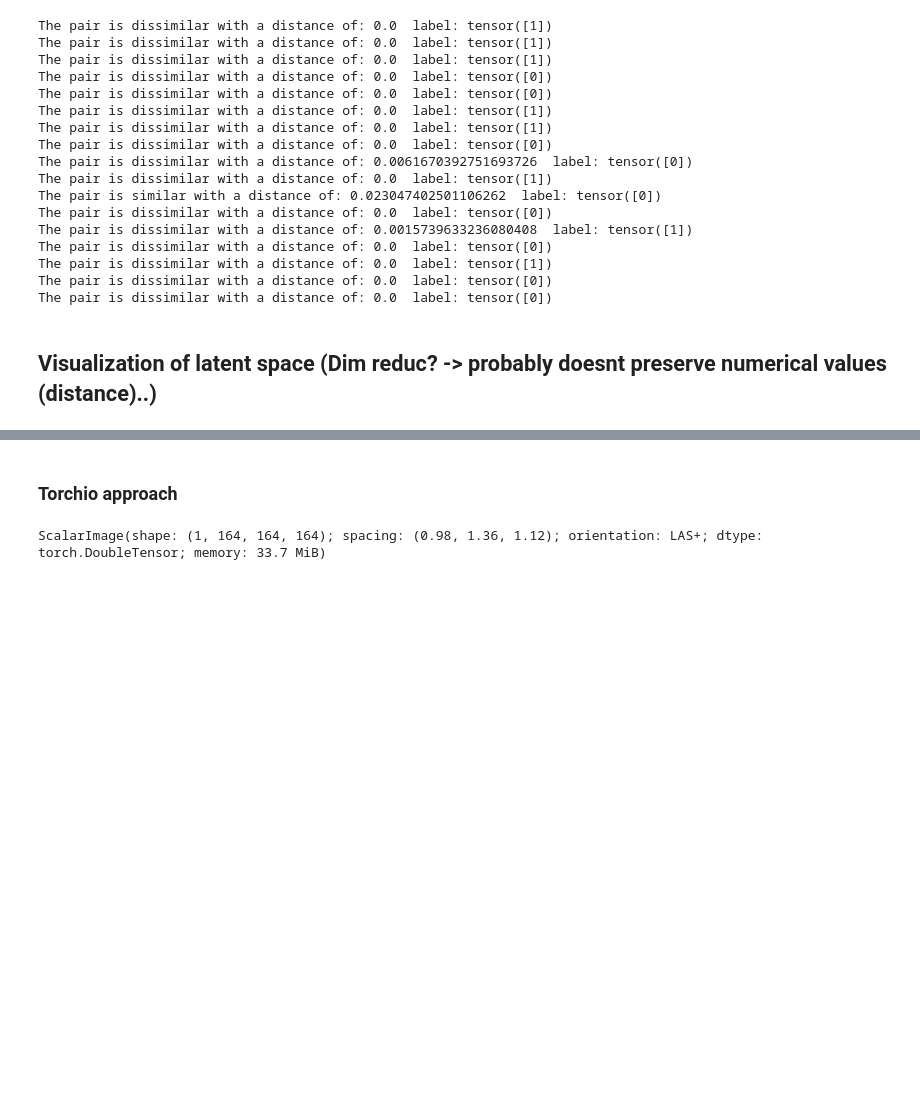
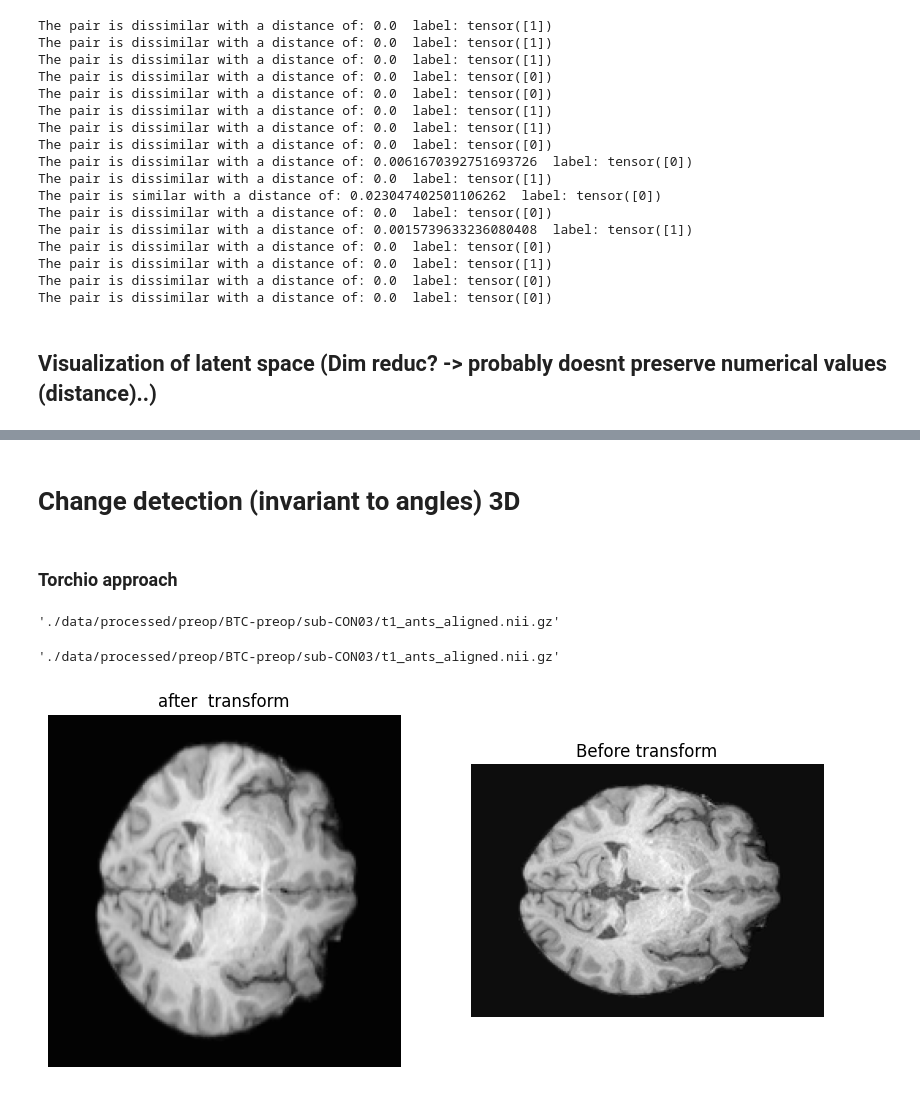
Before and after one commit to adiljahouh/Thesis-Change-Detection-in-MRI, a Jupyter notebook: Siamese.ipynb, the cells around one changed output, grey strips where cells are left out. Drawn from its saved outputs; the diff is of its cells as text; code cells hidden in the pictures; blank space fills up the shorter version.

Commit message:
fix train model for 3d data

```diff
--- a/Siamese.ipynb
+++ b/Siamese.ipynb
@@ -903,7 +851,8 @@ T1_data = niftiSets('./data/processed/preop/BTC-preop', id=['t1_ants_aligned.nii
+# %% [markdown]
+# Change detection (invariant to angles) 3D
 # %% [markdown]
 ### Torchio approach
 # %%
-import torchio as tio
 def create_subject_pairs(root, id):
     data = []
     for root, dirs, files in os.walk(root):
@@ -941,15 +890,45 @@ def create_subject_pairs(root, id):
                     except FileNotFoundError:
                         print(f"Matching subject (pre and post) not found for {os.path.join(root, filename)}")
     return data
-subjects_list = create_subject_pairs(root= './data/processed/preop/BTC-preop', id=['t1_ants_aligned.nii.gz'])
-transforms = [
-    # tio.RescaleIntensity(out_min_max=(0, 1)),
-    tio.Resize((164, 164, 164)),
-]
-transform = tio.Compose(transforms)
-subjects_dataset = tio.SubjectsDataset(subjects_list, transform=transform)
-subject = subjects_dataset[1]
-subject.t2
 # %% [output]
-ScalarImage(shape: (1, 164, 164, 164); spacing: (0.98, 1.36, 1.12); orientation: LAS+; dtype: torch.DoubleTensor; memory: 33.7 MiB)
+'./data/processed/preop/BTC-preop/sub-CON03/t1_ants_aligned.nii.gz'
+# %%
+subjects_list = create_subject_pairs(root= './data/processed/preop/BTC-preop', id=['t1_ants_aligned.nii.gz'])
+transforms = [
+    # tio.RescaleIntensity(out_min_max=(0, 1)),
+    tio.Resize((164, 164, 164)),
+]
+transform = tio.Compose(transforms)
+subjects_dataset = tio.SubjectsDataset(subjects_list, transform=transform)
+test_subject = subjects_dataset[1]
+test_subject.path
+# %% [output]
+'./data/processed/preop/BTC-preop/sub-CON03/t1_ants_aligned.nii.gz'
+# %%
+# Convert the TorchIO image to a numpy array and remove the channel dimension
+t1_numpy = test_subject.t1.data.squeeze().numpy()
+t1_numpy_orig = nib.load(test_subject.path).get_fdata()
+
+resized_slice_index = int(test_subject.t1.spatial_shape[0] * (80 / t1_numpy_orig.shape[2]))
+
+# Plot the original and T2 images
+plt.figure(figsize=(10, 5))
+
+# T2 image
+plt.subplot(1, 2, 2)
+plt.imshow(t1_numpy_orig[:, :, 80], cmap='gray')  # Assuming you want to visualize a slice at index 80
+plt.title('Before transform')
+plt.axis('off')
+
+# Original image
+plt.subplot(1, 2, 1)
+plt.imshow(t1_numpy[:, :, resized_slice_index], cmap='gray')  # Assuming you want to visualize a slice at index 80
+plt.title('after  transform')
+plt.axis('off')
+
+
+
+plt.show()
+# %% [output]
+[figure, added]
 # %%
```
Also changed, not shown: parts of 18 cells of this notebook.
